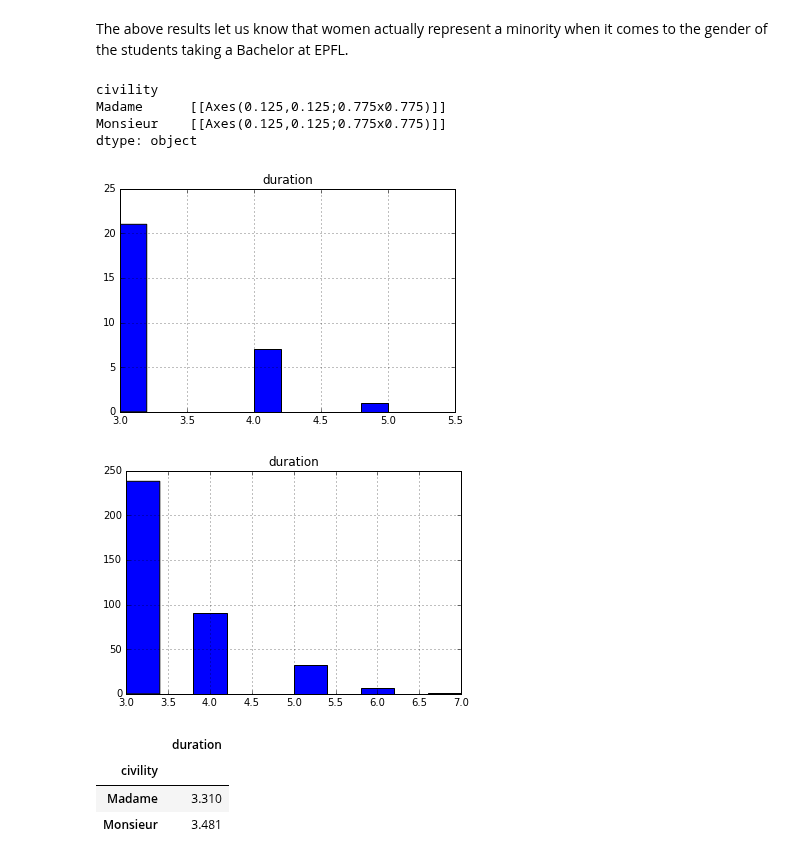
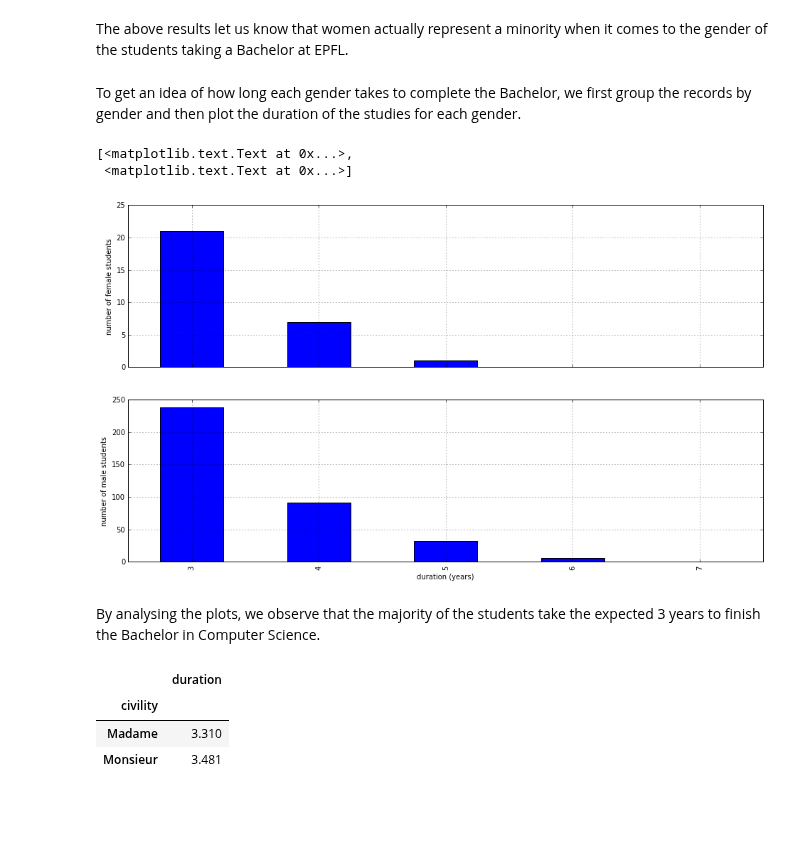
Before and after one commit to Symsystem/adaepflHomework, a Jupyter notebook: 02 - Data from the Web/Data from the web.ipynb, the cells around one changed output. Cells and saved outputs as stored; diff of their text form; code cells hidden in the pictures; blank space fills up the shorter version.

Commit message:
fix some plots

```diff
--- a/02 - Data from the Web/Data from the web.ipynb
+++ b/02 - Data from the Web/Data from the web.ipynb
@@ -163,16 +163,25 @@ Monsieur    0.926952
 Name: civility, dtype: float64
 # %% [markdown]
 The above results let us know that women actually represent a minority when it comes to the gender of the students taking a Bachelor at EPFL.
-# %%
-# TODO: change to bar plot
-students.groupby(['civility']).hist()
-# %% [output]
-civility
-Madame      [[Axes(0.125,0.125;0.775x0.775)]]
-Monsieur    [[Axes(0.125,0.125;0.775x0.775)]]
-dtype: object
-[figure, removed]
-[figure, removed]
+# %% [markdown]
+To get an idea of how long each gender takes to complete the Bachelor, we first group the records by gender and then plot the duration of the studies for each gender.
+# %%
+grouped_by_gender = students.groupby(['civility'])
+
+plt.figure(figsize=(16,9))
+ax1 = plt.subplot(211)
+ax_female = grouped_by_gender.get_group('Madame').groupby(['duration']).count().name.plot(kind='bar', grid=True)
+ax_female.set(xlabel='duration (years)', ylabel='number of female students')
+
+plt.subplot(212, sharex=ax1)
+ax_male = grouped_by_gender.get_group('Monsieur').groupby(['duration']).count().name.plot(kind='bar', grid=True)
+ax_male.set(xlabel='duration (years)', ylabel='number of male students')
+# %% [output]
+[<matplotlib.text.Text at 0x...>,
+ <matplotlib.text.Text at 0x...>]
+[figure, added]
+# %% [markdown]
+By analysing the plots, we observe that the majority of the students take the expected 3 years to finish the Bachelor in Computer Science.
 # %%
 students.groupby(['civility'])[['duration']].mean().round(3)
 # %% [output]
```
Also changed, not shown: parts of 6 cells of this notebook.
